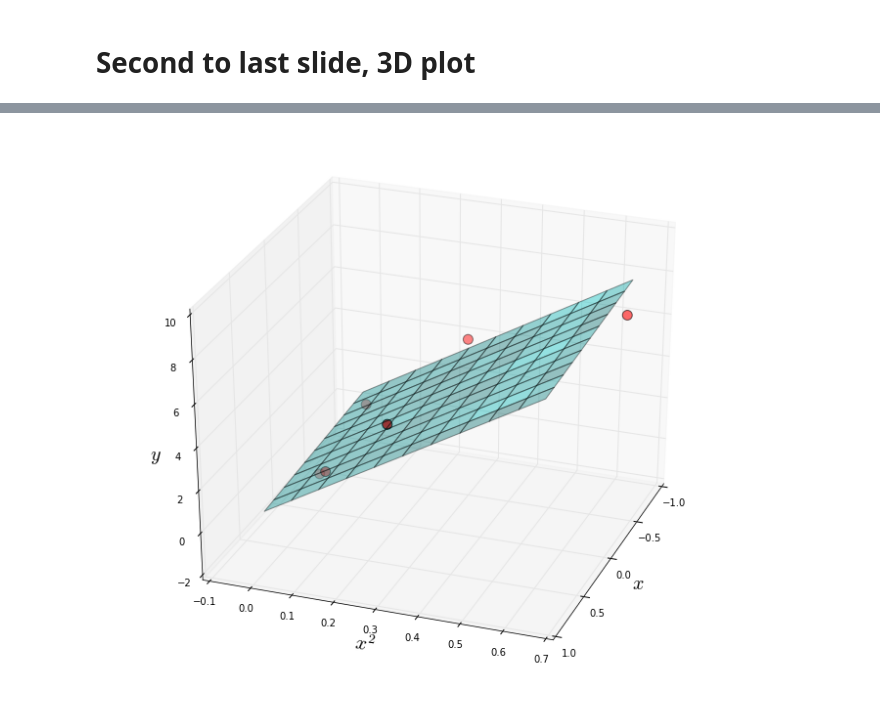
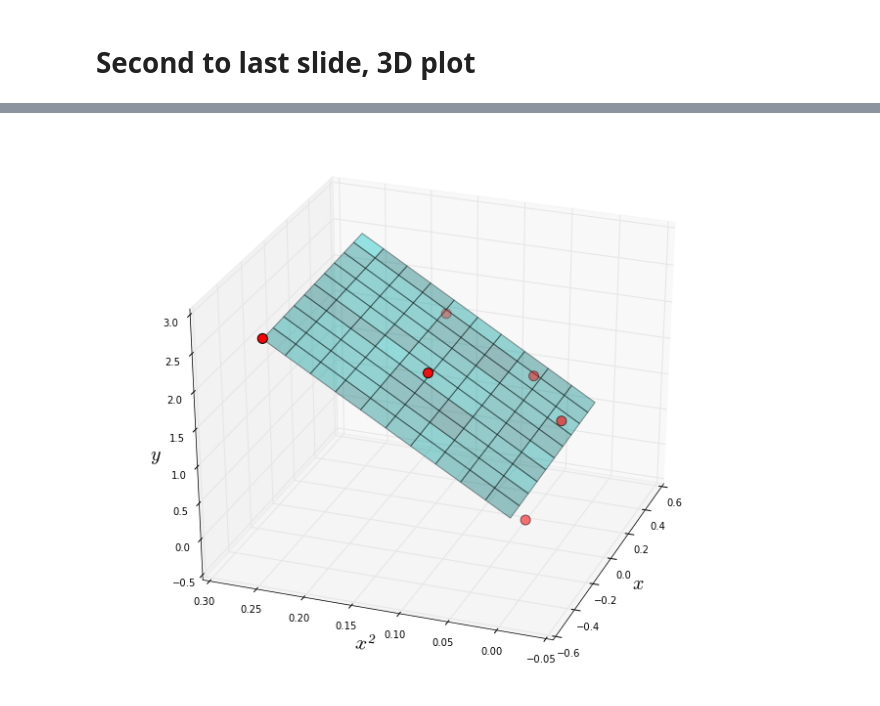
Before and after one commit to Fomyther/ADS_2016, a Jupyter notebook: Lab/Slide2Plots.ipynb, the cells around one changed output, grey strips where cells are left out. Drawn from its saved outputs; the diff is of its cells as text; code cells hidden in the pictures.

```diff
--- a/Lab/Slide2Plots.ipynb
+++ b/Lab/Slide2Plots.ipynb
@@ -14,9 +14,12 @@ Populating the interactive namespace from numpy and matplotlib
 # %%
 f = lambda x: 9*x**2 - x + 1
 
-np.random.seed(123)        # Please use the same seed if you want to obtain identical plots as above
-x = np.linspace(-0.8,0.5,6)
-eps = np.random.normal(0,1,6)
+sp = -0.5
+ep = 0.4
+
+np.random.seed(55)        # Please use the same seed if you want to obtain identical plots as above
+x = np.linspace(sp,ep,6)
+eps = np.random.normal(0,0.7,6)
 y = f(x) + eps
 
 data3 = pd.DataFrame([y]+[x**(i+1) for i in range(5)]).T
@@ -51,19 +54,19 @@ plt.figure(figsize = (20,15))
 
 for M in range(1,6):
     plt.figure(figsize = (10,8))
-    x_fit = np.linspace(-0.8,0.75,100)  # For smoothing the fitted curve
+    x_fit = np.linspace(sp,0.65,100)  # For smoothing the fitted curve
     y_fit = pd.DataFrame(np.matrix([x_fit**k for k in range(M+1)]).T,  # Generate our fitted curve
                          columns = Params[M-1].index).mul(Params[M-1], 1).sum(1)  # 1 means computation runs row-wise
     # Pay attention how we obtain the results by controlling the axes on which the operations are performed
     y_out = 0
-    x_out = 0.7
+    x_out = 0.65
     for i in range(len(Params[M-1])):
         y_out += Params[M-1][i] * (x_out**i)
     plt.plot(data3.x1, data3.y, 'ro', markersize = 12)    # Red dots, the observations
     plt.plot(x_fit, f(x_fit), 'g-', lw = 2)
     plt.plot(x_fit, y_fit, 'b--', lw = 2)
     plt.title('Degree M = %d'%(M), fontsize = 18)
-    plt.ylim([-1,11])
+    plt.ylim([-2,8])
     plt.plot(x_out, y_out, 'b*', markersize = 18)
     plt.plot(x_out, f(x_out), 'g*', markersize = 18)
     plt.plot([x_out,x_out], [y_out, f(x_out)], 'k--', lw = 2)
@@ -80,20 +102,20 @@ for M in range(1,6):
 # %%
 fig = plt.figure(figsize = (12,10))  # Create a plot with customized figure size (width, height)
 ax = fig.gca(projection='3d')  # Extract the axis for further operations
 ax.scatter(data3.x1, data3.x2, data3.y, s = 100,  c = 'r')
 # Scatter plot, "c" stands for color, and "s" determines the marker size
 
 # Generate coordinates for hyperplane
-x1, x2 = np.meshgrid(np.linspace(-0.8,0.75,100), np.linspace(-0.01,0.65,100))
+x1, x2 = np.meshgrid(np.linspace(sp,ep,100), np.linspace(0,0.25,100))
 fit_y = Params[1][0] - Params[1][1] * x1 + Params[1][2] * x2
 
 # alpha (between 0 and 1) controls the transparency with 0 being totally transparent
 ax.plot_surface(x1, x2, fit_y, color='c', alpha = 0.4)
 # Set labels and fontsize
 ax.set_xlabel('$x$', fontsize = 20)
 ax.set_ylabel('$x^2$', fontsize = 20)
 ax.set_zlabel('$y$', fontsize = 20)
 
-ax.view_init(azim = 20)   # Controls the viewing angle
+ax.view_init(azim = 200)   # Controls the viewing angle
 # %% [output]
-[figure, old version]
+[figure, new version]
```
Also changed, not shown: parts of 4 cells of this notebook.
